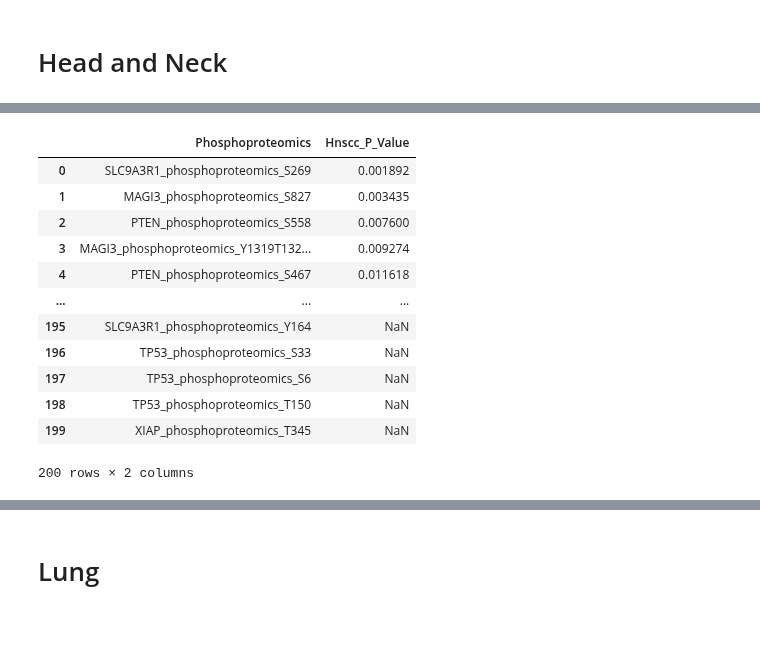
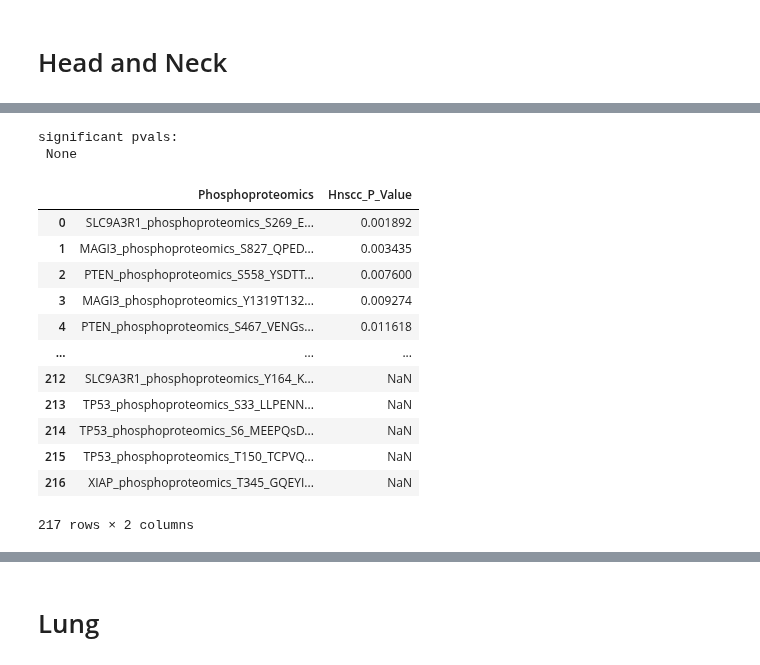
Before and after one commit to PayneLab/WhenMutationsDontMatter, a Jupyter notebook: PTEN/phospho_pval_median_table_interacting.ipynb, the cells around one changed output, grey strips where cells are left out. Cells and saved outputs as stored; diff of their text form; code cells hidden in the pictures; blank space fills up the shorter version.

```diff
--- a/PTEN/phospho_pval_median_table_interacting.ipynb
+++ b/PTEN/phospho_pval_median_table_interacting.ipynb
@@ -578,10 +638,12 @@ mut_type = h.get_genotype_all_vars(gene)
 prot_and_mutations = h.join_omics_to_mutations(
     mutations_genes = [gene], omics_df_name = 'phosphoproteomics', omics_genes = ip)
 prot_and_mutations = prot_and_mutations[prot_and_mutations.Sample_Status == "Tumor"] # drop Normal samples
-prot_and_mutations = h.reduce_multiindex(prot_and_mutations, levels_to_drop = 3)
-prot_and_mutations = h.reduce_multiindex(prot_and_mutations, levels_to_drop = 2, flatten=True)
-prot_and_mutations = prot_and_mutations.loc[:,~prot_and_mutations.columns.duplicated()] # drop duplicated columns
-# FIX - 17 duplicates
+
+# CODE accounting for duplicates (keep peptide)
+#prot_and_mutations = h.reduce_multiindex(prot_and_mutations, levels_to_drop = 3)
+prot_and_mutations = h.reduce_multiindex(prot_and_mutations, levels_to_drop = 3, flatten=True)
+#prot_and_mutations = prot_and_mutations.loc[:,~prot_and_mutations.columns.duplicated()] # drop duplicated columns
+
 
 ip_df = prot_and_mutations.iloc[:,:-4] #drop mutation, location cols
 mut_type = mut_type[['Mutation']]
@@ -610,23 +671,34 @@ cptac warning: Due to dropping the specified levels, dataframe now has 33 duplic
 # %%
 cols = list(del_wt.columns[:-1])
 
-h_pval = u.wrap_ttest(del_wt, 'Mutation', cols, return_all = True)
+# Get only sig sites
+h_sig = u.wrap_ttest(del_wt, 'Mutation', cols, correction_method = 'fdr_bh')
+if h_sig is not None:
+    h_sig_list = list(h_sig.Comparison)
+else:
+    h_sig_list = None
+print('significant pvals: \n',h_sig)
+
+# Get all pvals
+h_pval = u.wrap_ttest(del_wt, 'Mutation', cols, return_all = True, correction_method = 'fdr_bh')
 h_pval = h_pval.rename(columns = {'Comparison': 'Phosphoproteomics','P_Value': 'Hnscc_P_Value'})
 h_pval
 # %% [output]
+significant pvals:
+ None
 |  | Phosphoproteomics | Hnscc_P_Value |
-| 0 | SLC9A3R1_phosphoproteomics_S269 | 0.001892 |
-| 1 | MAGI3_phosphoproteomics_S827 | 0.003435 |
-| 2 | PTEN_phosphoproteomics_S558 | 0.007600 |
+| 0 | SLC9A3R1_phosphoproteomics_S269_E... | 0.001892 |
+| 1 | MAGI3_phosphoproteomics_S827_QPED... | 0.003435 |
+| 2 | PTEN_phosphoproteomics_S558_YSDTT... | 0.007600 |
 | 3 | MAGI3_phosphoproteomics_Y1319T132... | 0.009274 |
-| 4 | PTEN_phosphoproteomics_S467 | 0.011618 |
+| 4 | PTEN_phosphoproteomics_S467_VENGs... | 0.011618 |
 | ... | ... | ... |
-| 195 | SLC9A3R1_phosphoproteomics_Y164 | NaN |
-| 196 | TP53_phosphoproteomics_S33 | NaN |
-| 197 | TP53_phosphoproteomics_S6 | NaN |
-| 198 | TP53_phosphoproteomics_T150 | NaN |
-| 199 | XIAP_phosphoproteomics_T345 | NaN |
+| 212 | SLC9A3R1_phosphoproteomics_Y164_K... | NaN |
+| 213 | TP53_phosphoproteomics_S33_LLPENN... | NaN |
+| 214 | TP53_phosphoproteomics_S6_MEEPQsD... | NaN |
+| 215 | TP53_phosphoproteomics_T150_TCPVQ... | NaN |
+| 216 | XIAP_phosphoproteomics_T345_GQEYI... | NaN |
-200 rows × 2 columns
+217 rows × 2 columns
 # %%
 d = del_wt[del_wt.Mutation == "Deletion"]
 wt = del_wt[del_wt.Mutation == "Wildtype_Tumor"]
```
Also changed, not shown: parts of 33 cells of this notebook, 1 other file.
